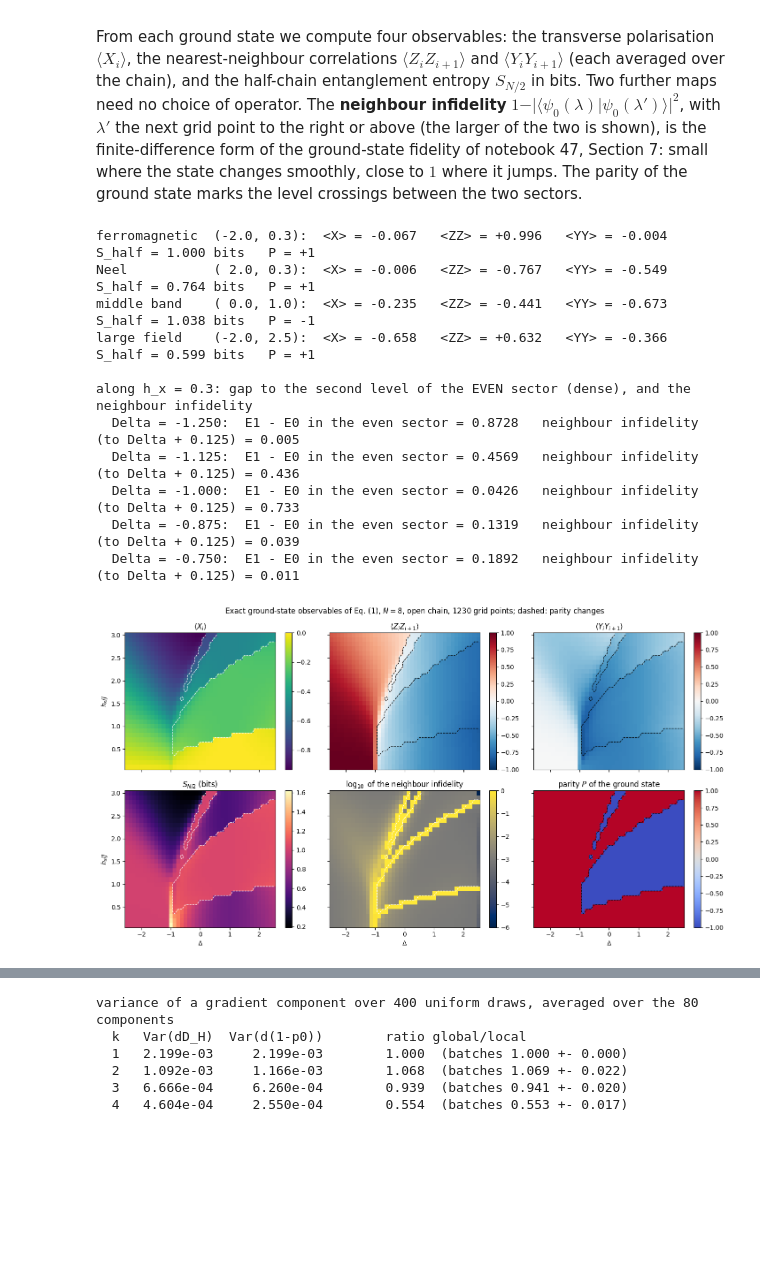
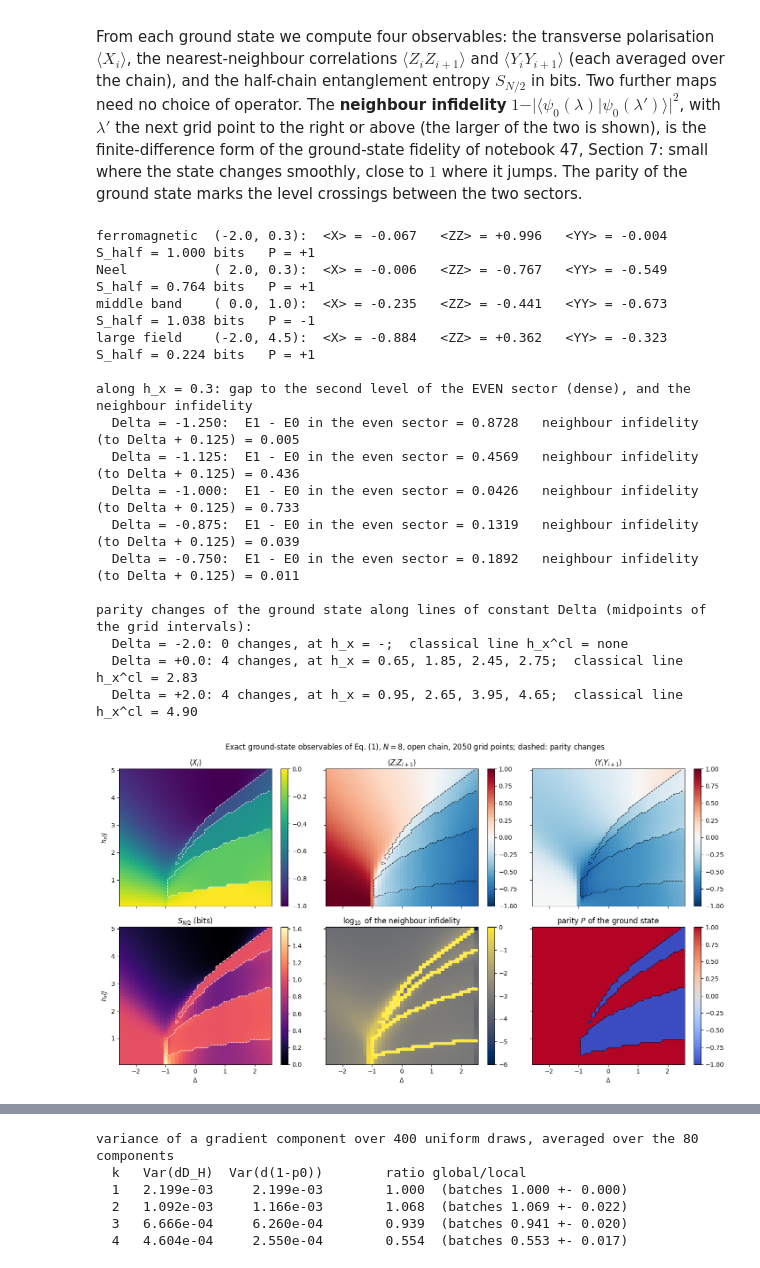
Before and after one commit to MarcinPlodzien/quantum-many-body-simulation, a Jupyter notebook: ch11_variational_quantum_circuits/45b_quantum_anomaly_detection_phase_boundaries.ipynb, the cells around one changed output, grey strips where cells are left out. Cells and saved outputs as stored; diff of their text form; code cells hidden in the pictures; blank space fills up the shorter version.

```diff
--- a/ch11_variational_quantum_circuits/45b_quantum_anomaly_detection_phase_boundaries.ipynb
+++ b/ch11_variational_quantum_circuits/45b_quantum_anomaly_detection_phase_boundaries.ipynb
@@ -650,7 +660,7 @@ reproduces the engine's restarted Lanczos to ten digits in energy and to twelve
 # ==============================================================================
 # PARAMETERS
 DELTAS = np.round(np.linspace(-2.5, 2.5, 41), 6)      # anisotropy, spacing 0.125
-HXS = np.round(np.linspace(0.1, 3.0, 30), 6)          # transverse field / J, spacing 0.1 (h_x = 0 excluded, see text)
+HXS = np.round(np.linspace(0.1, 5.0, 50), 6)          # transverse field / J, spacing 0.1 (h_x = 0 excluded, see text)
 TIE = 1e-9                                            # sector energies closer than this count as degenerate -> P = +1
 
 DD, HH = np.meshgrid(DELTAS, HXS)                     # shape (n_h, n_Delta): rows = h_x, columns = Delta
@@ -748,7 +758,7 @@ NB[:, :-1] = np.maximum(NB[:, :-1], 1 - np.asarray(overlap2(PSI[:, :-1], PSI[:,
 NB[:-1, :] = np.maximum(NB[:-1, :], 1 - np.asarray(overlap2(PSI[:-1, :], PSI[1:, :])))
 
 for name, (d_, h_) in {"ferromagnetic  (-2.0, 0.3)": (-2.0, 0.3), "Neel           ( 2.0, 0.3)": (2.0, 0.3),
-                       "middle band    ( 0.0, 1.0)": (0.0, 1.0), "large field    (-2.0, 2.5)": (-2.0, 2.5)}.items():
+                       "middle band    ( 0.0, 1.0)": (0.0, 1.0), "large field    (-2.0, 4.5)": (-2.0, 4.5)}.items():
     i, j = grid_index(d_, h_)
     print(f"{name}:  <X> = {MX[i, j]:+.3f}   <ZZ> = {ZZC[i, j]:+.3f}   <YY> = {YYC[i, j]:+.3f}   "
           f"S_half = {SHALF[i, j]:.3f} bits   P = {PARITY[i, j]:+.0f}")
@@ -763,6 +773,15 @@ for d_ in (-1.25, -1.125, -1.0, -0.875, -0.75):
     i, j = grid_index(d_, 0.3)
     print(f"  Delta = {d_:+.3f}:  E1 - E0 in the even sector = {we[1] - we[0]:.4f}   neighbour infidelity "
           f"(to Delta + 0.125) = {1 - float(overlap2(PSI[i, j], PSI[i, j + 1])):.3f}")
+
+# the parity crossings along three lines of constant Delta, against the classical line of Section 3.1
+print("\nparity changes of the ground state along lines of constant Delta (midpoints of the grid intervals):")
+for d_ in (-2.0, 0.0, 2.0):
+    col = PARITY[:, grid_index(d_, 0.1)[1]]
+    x_par = HXS[:-1][np.diff(col) != 0] + 0.05
+    h_cl = f"{2 * J * np.sqrt(2 * (1 + d_)):.2f}" if d_ > -1 else "none"
+    print(f"  Delta = {d_:+.1f}: {len(x_par)} changes, at h_x = {', '.join(f'{x:.2f}' for x in x_par) or '-'};"
+          f"  classical line h_x^cl = {h_cl}")
 
 
 def draw_parity_lines(ax, color="w"):
@@ -772,35 +791,40 @@ def draw_parity_lines(ax, color="w"):
 
 fig, axes = plt.subplots(2, 3, figsize=(14.5, 8.0), sharex=True, sharey=True)
 panels = [(MX, r"$\langle X_i\rangle$", "viridis", None), (ZZC, r"$\langle Z_iZ_{i+1}\rangle$", "RdBu_r", (-1, 1)),
           (YYC, r"$\langle Y_iY_{i+1}\rangle$", "RdBu_r", (-1, 1)), (SHALF, r"$S_{N/2}$ (bits)", "magma", None),
           (np.log10(np.maximum(NB, 1e-8)), r"$\log_{10}$ of the neighbour infidelity", "cividis", (-6, 0)),
           (PARITY, r"parity $P$ of the ground state", "coolwarm", (-1, 1))]
 for ax, (data, title, cmap, lim) in zip(axes.flat, panels):
     kw = {} if lim is None else {"vmin": lim[0], "vmax": lim[1]}
     im = ax.pcolormesh(DELTAS, HXS, data, shading="nearest", cmap=cmap, **kw)
     draw_parity_lines(ax, "k" if cmap in ("RdBu_r", "coolwarm") else "w")
     fig.colorbar(im, ax=ax)
     ax.set_title(title)
     ax.grid(False)
 for ax in axes[:, 0]:
     ax.set_ylabel(r"$h_x/J$")
 for ax in axes[1, :]:
     ax.set_xlabel(r"$\Delta$")
 fig.suptitle(f"Exact ground-state observables of Eq. (1), $N={N}$, open chain, {n_pts} grid points; dashed: parity changes")
 fig.tight_layout(); plt.show()
 # %% [output]
 ferromagnetic  (-2.0, 0.3):  <X> = -0.067   <ZZ> = +0.996   <YY> = -0.004   S_half = 1.000 bits   P = +1
 Neel           ( 2.0, 0.3):  <X> = -0.006   <ZZ> = -0.767   <YY> = -0.549   S_half = 0.764 bits   P = +1
 middle band    ( 0.0, 1.0):  <X> = -0.235   <ZZ> = -0.441   <YY> = -0.673   S_half = 1.038 bits   P = -1
-large field    (-2.0, 2.5):  <X> = -0.658   <ZZ> = +0.632   <YY> = -0.366   S_half = 0.599 bits   P = +1
+large field    (-2.0, 4.5):  <X> = -0.884   <ZZ> = +0.362   <YY> = -0.323   S_half = 0.224 bits   P = +1
 
 along h_x = 0.3: gap to the second level of the EVEN sector (dense), and the neighbour infidelity
   Delta = -1.250:  E1 - E0 in the even sector = 0.8728   neighbour infidelity (to Delta + 0.125) = 0.005
   Delta = -1.125:  E1 - E0 in the even sector = 0.4569   neighbour infidelity (to Delta + 0.125) = 0.436
   Delta = -1.000:  E1 - E0 in the even sector = 0.0426   neighbour infidelity (to Delta + 0.125) = 0.733
   Delta = -0.875:  E1 - E0 in the even sector = 0.1319   neighbour infidelity (to Delta + 0.125) = 0.039
   Delta = -0.750:  E1 - E0 in the even sector = 0.1892   neighbour infidelity (to Delta + 0.125) = 0.011
+
+parity changes of the ground state along lines of constant Delta (midpoints of the grid intervals):
+  Delta = -2.0: 0 changes, at h_x = -;  classical line h_x^cl = none
+  Delta = +0.0: 4 changes, at h_x = 0.65, 1.85, 2.45, 2.75;  classical line h_x^cl = 2.83
+  Delta = +2.0: 4 changes, at h_x = 0.95, 2.65, 3.95, 4.65;  classical line h_x^cl = 4.90
-[figure, old version]
+[figure, new version]
 # %% [markdown]
 The six panels divide the plane into four regions; the printed lines give one representative point of each. The
 dashed lines, drawn on every panel, mark the places where the parity of the ground state changes.
```
Also changed, not shown: parts of 27 cells of this notebook, 3 other files.
